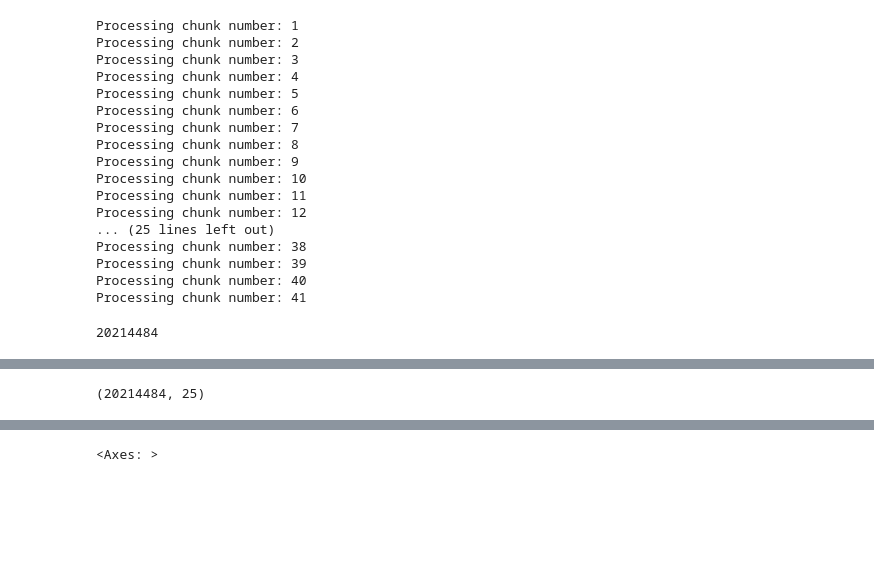
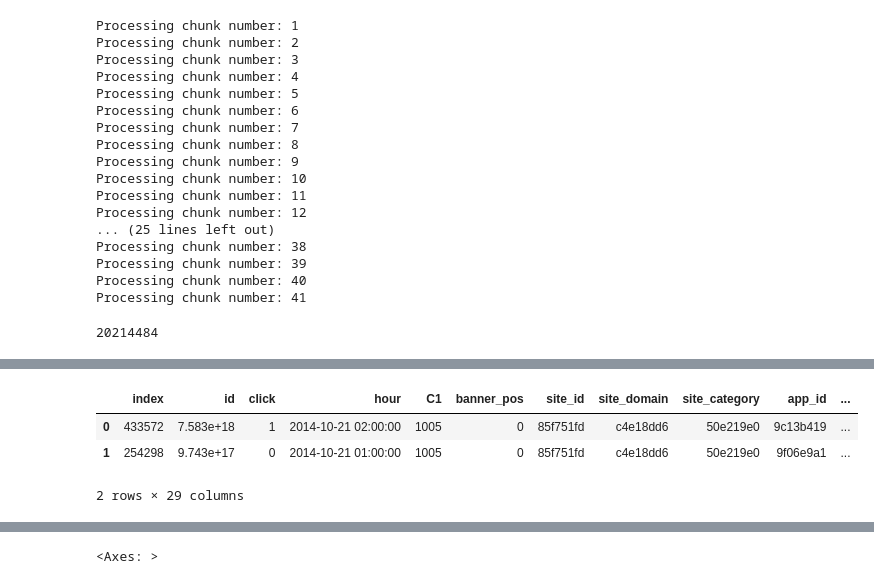
Before and after one commit to sjovicevic/ctr-prediction, a Jupyter notebook: test.ipynb, the cells around one changed output, grey strips where cells are left out. Saved outputs shown, nothing was run; the diff lists cells and outputs as text; code cells hidden in the pictures; blank space fills up the shorter version.

```diff
--- a/test.ipynb
+++ b/test.ipynb
@@ -64,7 +41,14 @@ train.describe()
-# %%
-train.shape
-# %% [output]
-(20214484, 25)
+# %%
+train['month'] = train['hour'].dt.month
+train['dayofweek'] = train['hour'].dt.dayofweek
+train['day'] = train['hour'].dt.day
+train['hour_time'] = train['hour'].dt.hour
+train.head(2)
+# %% [output]
+|  | index | id | click | hour | C1 | banner_pos | site_id | site_domain | site_category | app_id | ... |
+| 0 | 433572 | 7.583e+18 | 1 | 2014-10-21 02:00:00 | 1005 | 0 | 85f751fd | c4e18dd6 | 50e219e0 | 9c13b419 | ... |
+| 1 | 254298 | 9.743e+17 | 0 | 2014-10-21 01:00:00 | 1005 | 0 | 85f751fd | c4e18dd6 | 50e219e0 | 9f06e9a1 | ... |
+2 rows × 29 columns
 # %%
 train.info()
 # %% [output]
```
Also changed, not shown: parts of 21 cells of this notebook, 1 other file.
